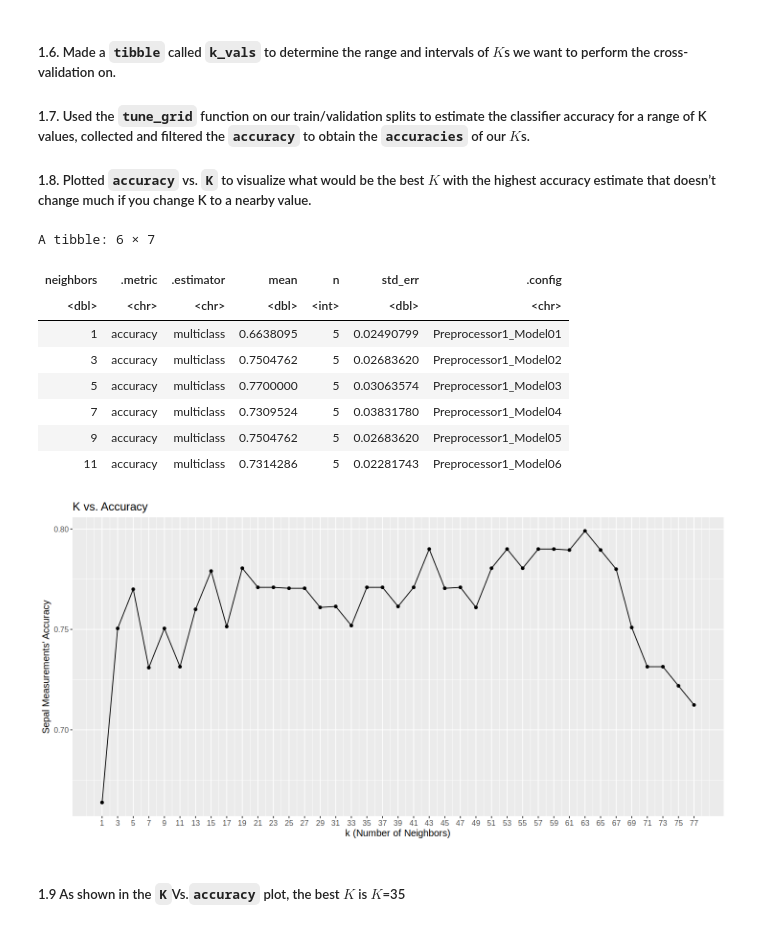
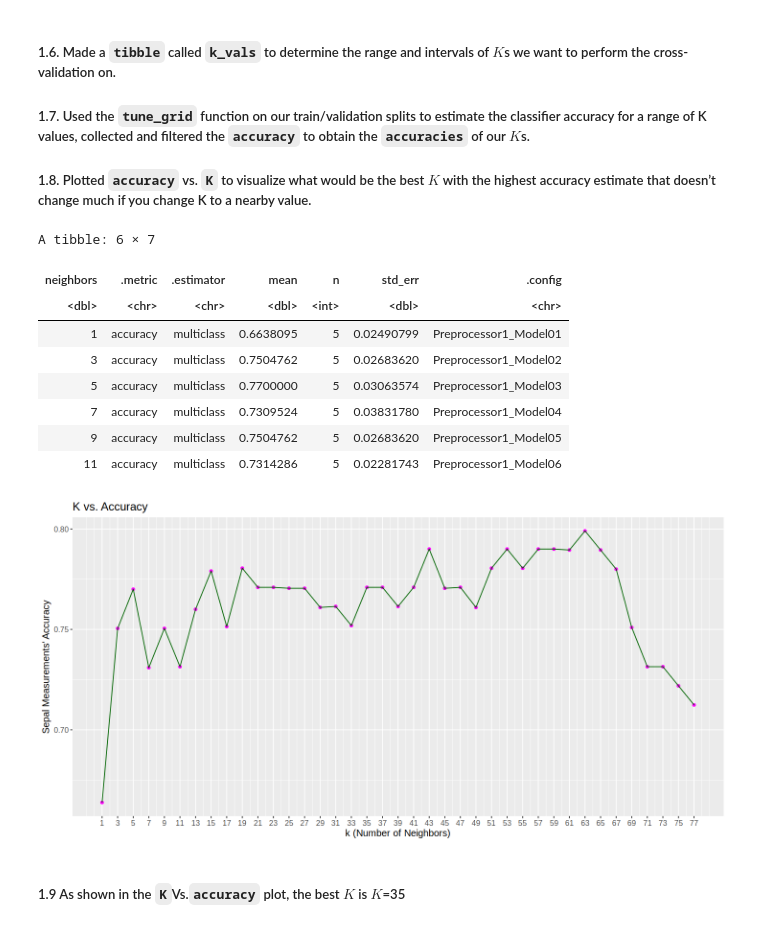
Before and after one commit to chilux00/dsci100-004-15, a Jupyter notebook: iris_prediction.ipynb, the cells around one changed output. Drawn from its saved outputs; the diff is of its cells as text; code cells hidden in the pictures.

```diff
--- a/iris_prediction.ipynb
+++ b/iris_prediction.ipynb
@@ -470,36 +488,36 @@ Computational engine: kknn
 # %%
 options(repr.plot.height = 6, repr.plot.width = 12)
 #1.6
 k_vals_sepal <- tibble(neighbors = seq(1,78, by=2))
 
 #1.7
 accurasies_sepal <- sepal_workflow |>
     tune_grid (resamples = sepal_vfold, grid = k_vals_sepal) |>
     collect_metrics() |>
-  filter(.metric == "accuracy")
+    filter(.metric == "accuracy")
 head(accurasies_sepal)
 #1.8
 cross_val_plot_sepal <- accurasies_sepal |>
     ggplot(aes (x = neighbors, y = mean)) +
-    geom_point() +
-    geom_line() +
+    geom_point(color = "#FF00FF") +
+    geom_line(color = "#006400") +
     labs (x = "k (Number of Neighbors)",
           y = "Sepal Measurements' Accuracy",
          title = "K vs. Accuracy") +
-      theme(text = element_text(size = 12))+
-scale_x_continuous(breaks = seq(1, 78, by = 2)) # adjusting the x-axis
+    theme(text = element_text(size = 12))+
+    scale_x_continuous(breaks = seq(1, 78, by = 2)) # adjusting the x-axis
 cross_val_plot_sepal
 # %% [output]
 A tibble: 6 × 7
 | neighbors | .metric | .estimator | mean | n | std_err | .config |
 | <dbl> | <chr> | <chr> | <dbl> | <int> | <dbl> | <chr> |
 | 1 | accuracy | multiclass | 0.6638095 | 5 | 0.02490799 | Preprocessor1_Model01 |
 | 3 | accuracy | multiclass | 0.7504762 | 5 | 0.02683620 | Preprocessor1_Model02 |
 | 5 | accuracy | multiclass | 0.7700000 | 5 | 0.03063574 | Preprocessor1_Model03 |
 | 7 | accuracy | multiclass | 0.7309524 | 5 | 0.03831780 | Preprocessor1_Model04 |
 | 9 | accuracy | multiclass | 0.7504762 | 5 | 0.02683620 | Preprocessor1_Model05 |
 | 11 | accuracy | multiclass | 0.7314286 | 5 | 0.02281743 | Preprocessor1_Model06 |
-[figure, old version]
+[figure, new version]
 # %% [markdown]
 ##### 1.9 As shown in the `K`Vs.`accuracy` plot, the best $K$ is $K$=35
 # %% [markdown]
```
Also changed, not shown: parts of 11 cells of this notebook, 1 other file.
